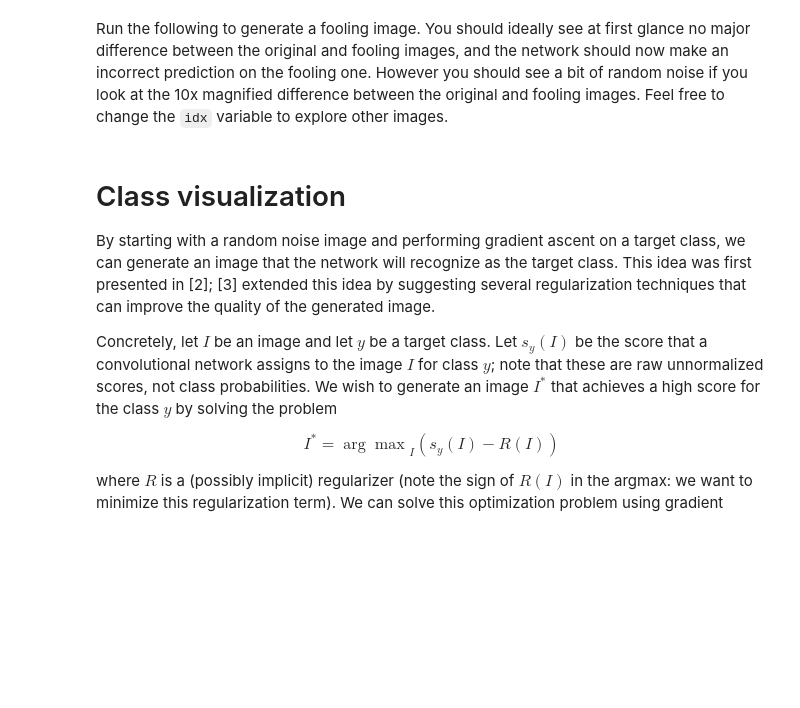
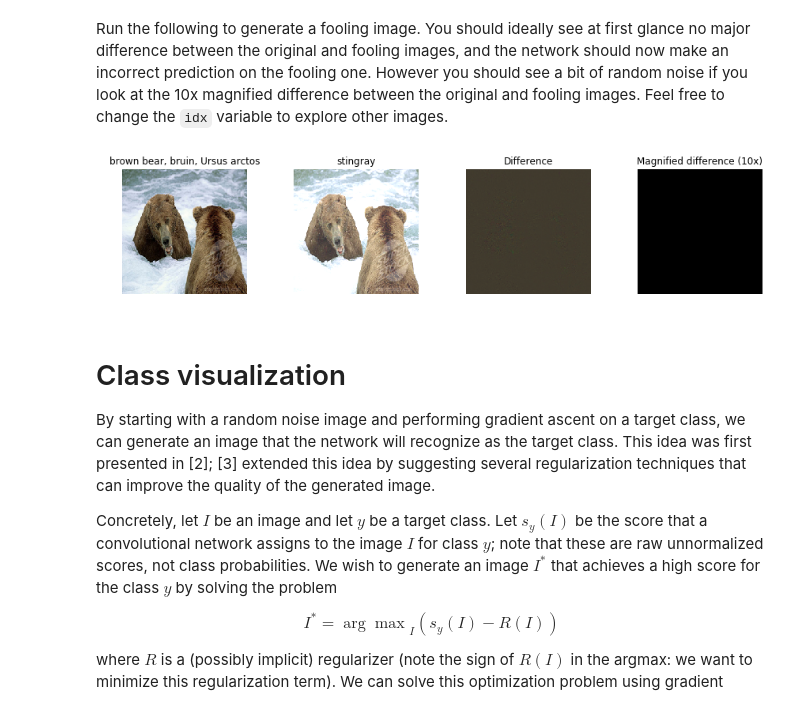
Before and after one commit to learnerPhan/python_toward_deeplearning, a Jupyter notebook: assignment3/NetworkVisualization-TensorFlow.ipynb, the cells around one changed output. Drawn from its saved outputs; the diff is of its cells as text; code cells hidden in the pictures; blank space fills up the shorter version.

Commit message:
done Fooling Image

```diff
--- a/assignment3/NetworkVisualization-TensorFlow.ipynb
+++ b/assignment3/NetworkVisualization-TensorFlow.ipynb
@@ -185,38 +182,40 @@ Run the following to generate a fooling image. You should ideally see at first g
 # %%
 from cs231n.net_visualization_tensorflow import make_fooling_image
 
-idx = 0
+idx = 4
 Xi = X[idx][None]
 target_y = 6
 X_fooling = make_fooling_image(Xi, target_y, model)
 
 # Make sure that X_fooling is classified as y_target
 scores = model(X_fooling)
 assert tf.math.argmax(scores[0]).numpy() == target_y, 'The network is not fooled!'
 
 # Show original image, fooling image, and difference
 orig_img = deprocess_image(Xi[0])
 fool_img = deprocess_image(X_fooling[0])
 plt.figure(figsize=(12, 6))
 
 # Rescale
 plt.subplot(1, 4, 1)
 plt.imshow(orig_img)
 plt.axis('off')
 plt.title(class_names[y[idx]])
 plt.subplot(1, 4, 2)
 plt.imshow(fool_img)
 plt.title(class_names[target_y])
 plt.axis('off')
 plt.subplot(1, 4, 3)
 plt.title('Difference')
 plt.imshow(deprocess_image((Xi-X_fooling)[0]))
 plt.axis('off')
 plt.subplot(1, 4, 4)
 plt.title('Magnified difference (10x)')
 plt.imshow(deprocess_image(10 * (Xi-X_fooling)[0]))
 plt.axis('off')
 plt.gcf().tight_layout()
+# %% [output]
+[figure, added]
 # %% [markdown]
 # Class visualization
 By starting with a random noise image and performing gradient ascent on a target class, we can generate an image that the network will recognize as the target class. This idea was first presented in [2]; [3] extended this idea by suggesting several regularization techniques that can improve the quality of the generated image.
```
Also changed, not shown: parts of 2 cells of this notebook, 1 other file.
